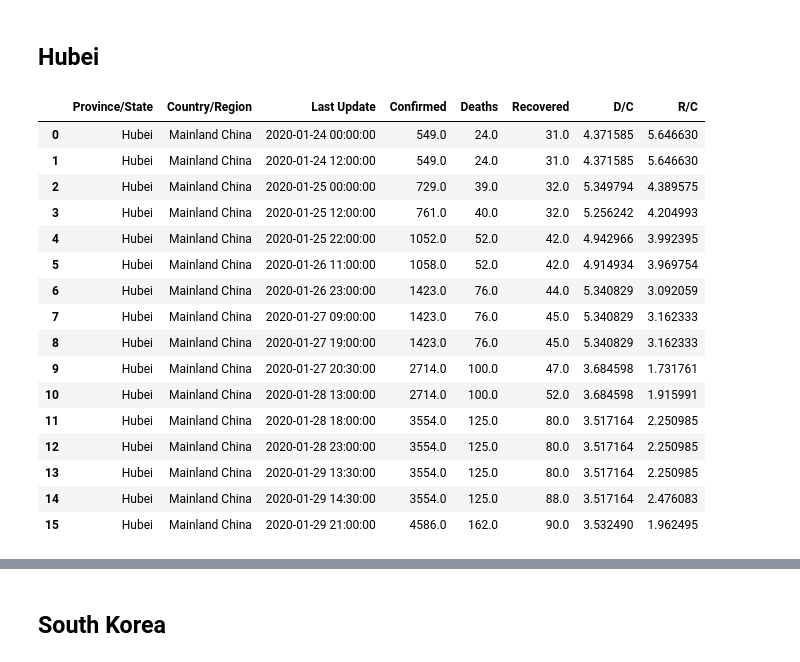
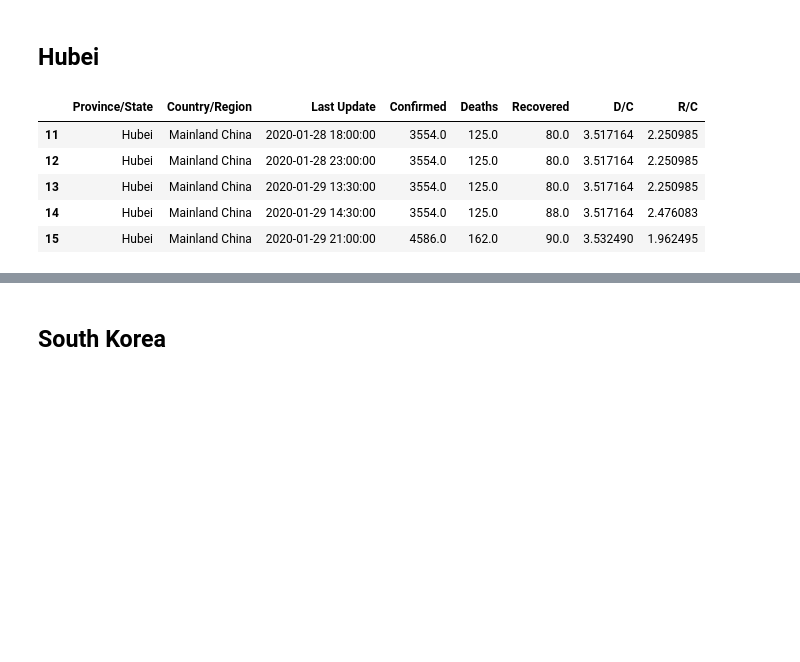
Before and after one commit to WooilJeong/novel_coronavirus, a Jupyter notebook: novel_corona_virus.ipynb, the cells around one changed output, grey strips where cells are left out. Drawn from its saved outputs; the diff is of its cells as text; code cells hidden in the pictures; blank space fills up the shorter version.

```diff
--- a/novel_corona_virus.ipynb
+++ b/novel_corona_virus.ipynb
@@ -382,20 +311,9 @@ Canada
 # %%
 Hubei = Mainland_China[Mainland_China['Province/State']=='Hubei']
 Hubei.index = range(len(Hubei))
-Hubei
+Hubei.tail()
 # %% [output]
 |  | Province/State | Country/Region | Last Update | Confirmed | Deaths | Recovered | D/C | R/C |
-| 0 | Hubei | Mainland China | 2020-01-24 00:00:00 | 549.0 | 24.0 | 31.0 | 4.371585 | 5.646630 |
-| 1 | Hubei | Mainland China | 2020-01-24 12:00:00 | 549.0 | 24.0 | 31.0 | 4.371585 | 5.646630 |
-| 2 | Hubei | Mainland China | 2020-01-25 00:00:00 | 729.0 | 39.0 | 32.0 | 5.349794 | 4.389575 |
-| 3 | Hubei | Mainland China | 2020-01-25 12:00:00 | 761.0 | 40.0 | 32.0 | 5.256242 | 4.204993 |
-| 4 | Hubei | Mainland China | 2020-01-25 22:00:00 | 1052.0 | 52.0 | 42.0 | 4.942966 | 3.992395 |
-| 5 | Hubei | Mainland China | 2020-01-26 11:00:00 | 1058.0 | 52.0 | 42.0 | 4.914934 | 3.969754 |
-| 6 | Hubei | Mainland China | 2020-01-26 23:00:00 | 1423.0 | 76.0 | 44.0 | 5.340829 | 3.092059 |
-| 7 | Hubei | Mainland China | 2020-01-27 09:00:00 | 1423.0 | 76.0 | 45.0 | 5.340829 | 3.162333 |
-| 8 | Hubei | Mainland China | 2020-01-27 19:00:00 | 1423.0 | 76.0 | 45.0 | 5.340829 | 3.162333 |
-| 9 | Hubei | Mainland China | 2020-01-27 20:30:00 | 2714.0 | 100.0 | 47.0 | 3.684598 | 1.731761 |
-| 10 | Hubei | Mainland China | 2020-01-28 13:00:00 | 2714.0 | 100.0 | 52.0 | 3.684598 | 1.915991 |
 | 11 | Hubei | Mainland China | 2020-01-28 18:00:00 | 3554.0 | 125.0 | 80.0 | 3.517164 | 2.250985 |
 | 12 | Hubei | Mainland China | 2020-01-28 23:00:00 | 3554.0 | 125.0 | 80.0 | 3.517164 | 2.250985 |
 | 13 | Hubei | Mainland China | 2020-01-29 13:30:00 | 3554.0 | 125.0 | 80.0 | 3.517164 | 2.250985 |
```
Also changed, not shown: parts of 18 cells of this notebook.
